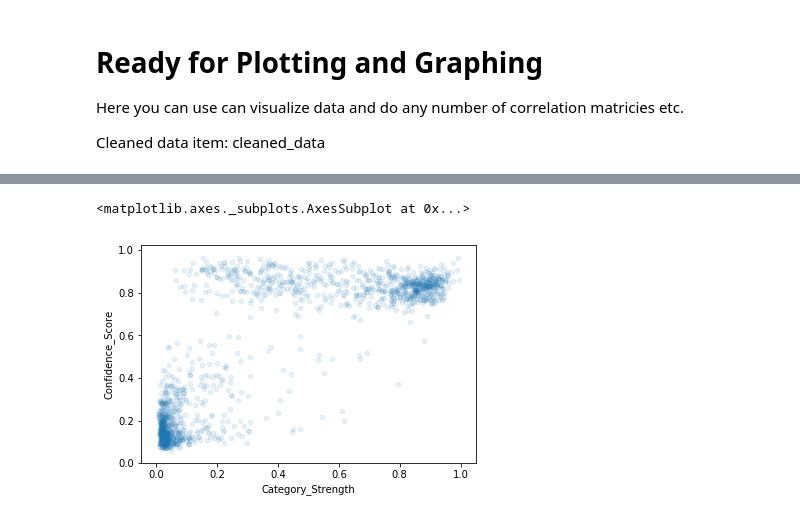
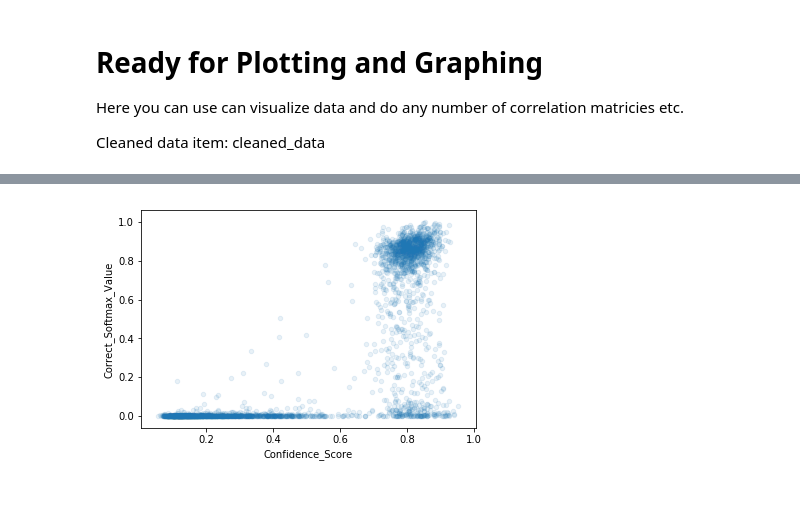
Before and after one commit to SamuelDGeorge/out_of_sample, a Jupyter notebook: Figure_Creation.ipynb, the cells around one changed output, grey strips where cells are left out. Cells and saved outputs as stored; diff of their text form; code cells hidden in the pictures.

```diff
--- a/Figure_Creation.ipynb
+++ b/Figure_Creation.ipynb
@@ -45,9 +47,13 @@ Here we will import the data, view it, and scale it as well as impute missing va
 # %%
 #Get Data
 
-raw_data = import_data("Out_Of_Set_Test_Run_1.csv", "C:/Users/sdgeo/Dropbox/Own/Graduate-School/First_Semester/COMP_790/workspace/out_of_sample")
+raw_data = import_data("Out_Of_Set_Test_Run_2.csv", "C:/Users/sdgeo/Dropbox/Own/Graduate-School/First_Semester/COMP_790/workspace/out_of_sample")
 cleaned_data = raw_data.drop(['Unnamed: 0'], axis=1)
-confidence_compare = cleaned_data.iloc[:,[4,6]]
-
+unblurred_data = cleaned_data.loc[cleaned_data['Correct_Confidence'] == 0].reset_index().drop(['index'], axis=1)
+blurred_data = cleaned_data.loc[cleaned_data['Correct_Confidence'] == 1].reset_index().drop(['index'], axis=1)
+classfier_compare = unblurred_data.iloc[:,[4,6]]
+blur_compare = blurred_data.iloc[:,[4,6]]
+confidence_compare = cleaned_data.iloc[:,[8,10]]
+unblurred_data.to_csv('Unblurred_Data_Compare.csv', sep=',')
 cleaned_data
 # %% [output]
@@ -143,5 +154,7 @@ sns_whole.savefig("correlation_map.png", dpi = 'figure')
 # %%
-cleaned_data.plot(kind="scatter", x="Category_Strength", y="Confidence_Score", alpha=0.1)
+%matplotlib inline
+cleaned_data.plot(kind="scatter", x="Confidence_Score", y="Correct_Softmax_Value", alpha=0.1)
+plt.savefig('Correlation_Correct_Softmax.jpeg')
+plt.show()
 # %% [output]
-<matplotlib.axes._subplots.AxesSubplot at 0x...>
-[figure, old version]
+[figure, new version]
```
Also changed, not shown: parts of 12 cells of this notebook, 19 other files.
